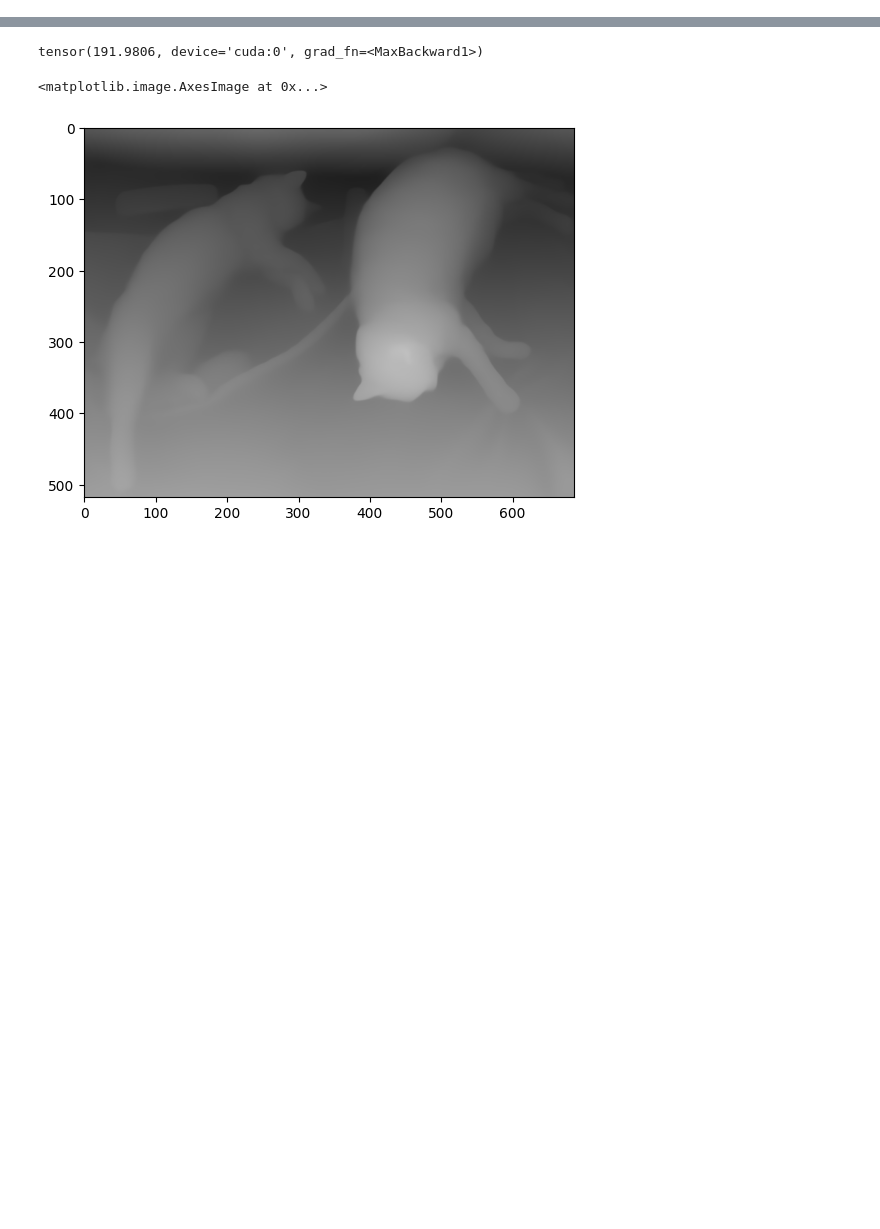
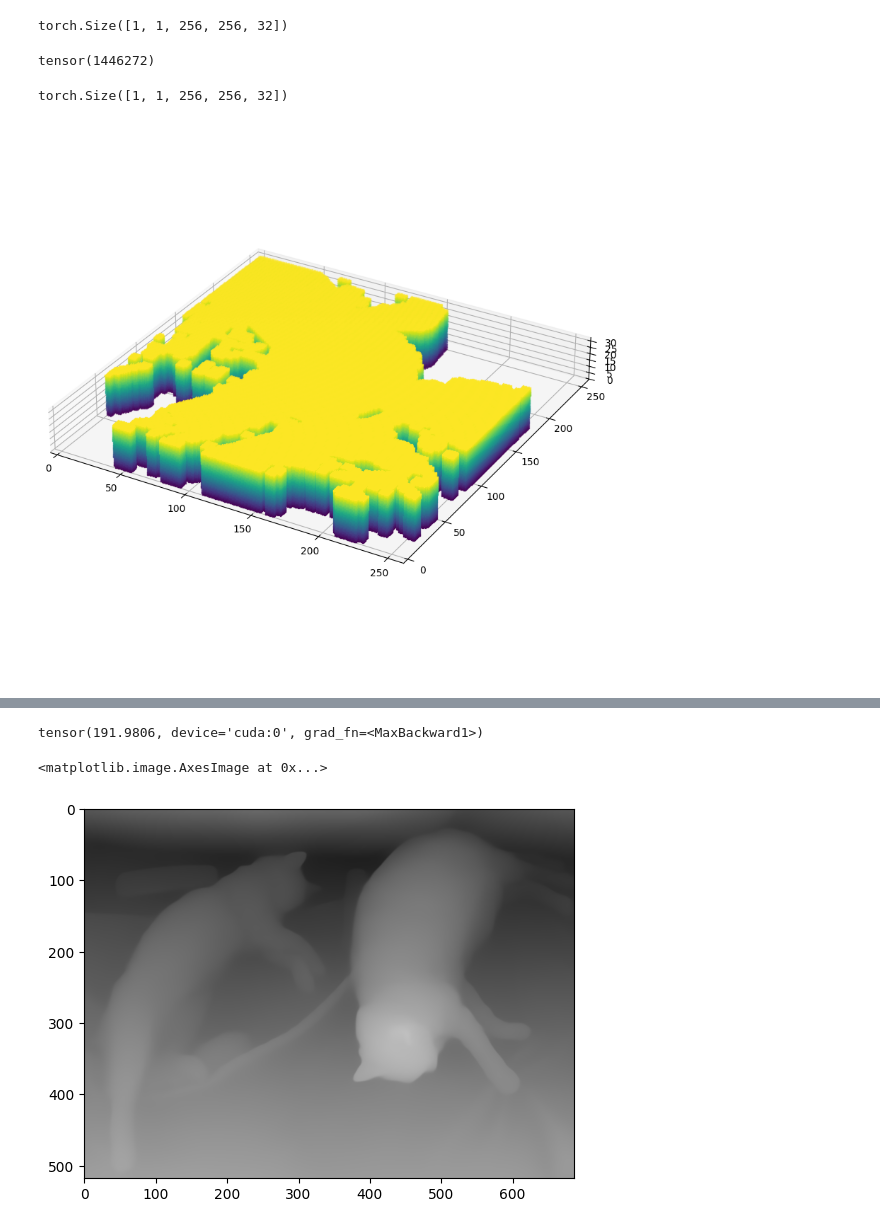
Before and after one commit to chengzegang/occupancy, a Jupyter notebook: draft.ipynb, the cells around one changed output, grey strips where cells are left out. Saved outputs shown, nothing was run; the diff lists cells and outputs as text; code cells hidden in the pictures; blank space fills up the shorter version.

```diff
--- a/draft.ipynb
+++ b/draft.ipynb
@@ -143,0 +86,43 @@ ValueError: The checkpoint you are trying to load has model type `depth_anything
+# %%
+
+def build_kernel(size: int, sigma: float) -> torch.Tensor:
+    grid = torch.arange(size, dtype=torch.float32)
+    grid -= (size - 1) / 2
+    grid = grid / sigma
+    grid = grid ** 2
+    grid = -0.5 * grid
+    grid = torch.exp(grid)
+    grid = grid / grid.sum()
+    return grid
+
+def occ_approx_roi(occ):
+    #occ = occ.argmax(dim=1, keepdim=True)
+    occ = occ > 0
+    gaussian_blur_kernel3d = build_kernel(7, 1)
+    gaussian_blur_kernel3d = gaussian_blur_kernel3d[None, :] * gaussian_blur_kernel3d[:, None] * gaussian_blur_kernel3d[:, None, None]
+    gaussian_blur_kernel3d = gaussian_blur_kernel3d / gaussian_blur_kernel3d.sum()
+    gaussian_blur_kernel3d = gaussian_blur_kernel3d[None, None, ...]
+    mask = F.conv3d(occ.float(), gaussian_blur_kernel3d.to(device=occ.device), padding=3)
+    mask = mask > 0
+    mask = mask.any(dim=-1, keepdim=True).expand_as(mask)
+    return mask
+# %%
+occ0.shape
+# %% [output]
+torch.Size([1, 1, 256, 256, 32])
+# %%
+occ1 = occ_approx_roi(occ0.cuda()).cpu()
+#occ1 = occ1.any(dim=-1, keepdim=True).expand_as(occ1)
+# %%
+occ1.sum()
+# %% [output]
+tensor(1446272)
+# %%
+print(occ1.shape)
+# %% [output]
+torch.Size([1, 1, 256, 256, 32])
+# %%
+occ1_fig = show_occ(occ1)
+occ1_fig
+# %% [output]
+[figure, added]
```
Also changed, not shown: parts of 14 cells of this notebook, 2 other files.
